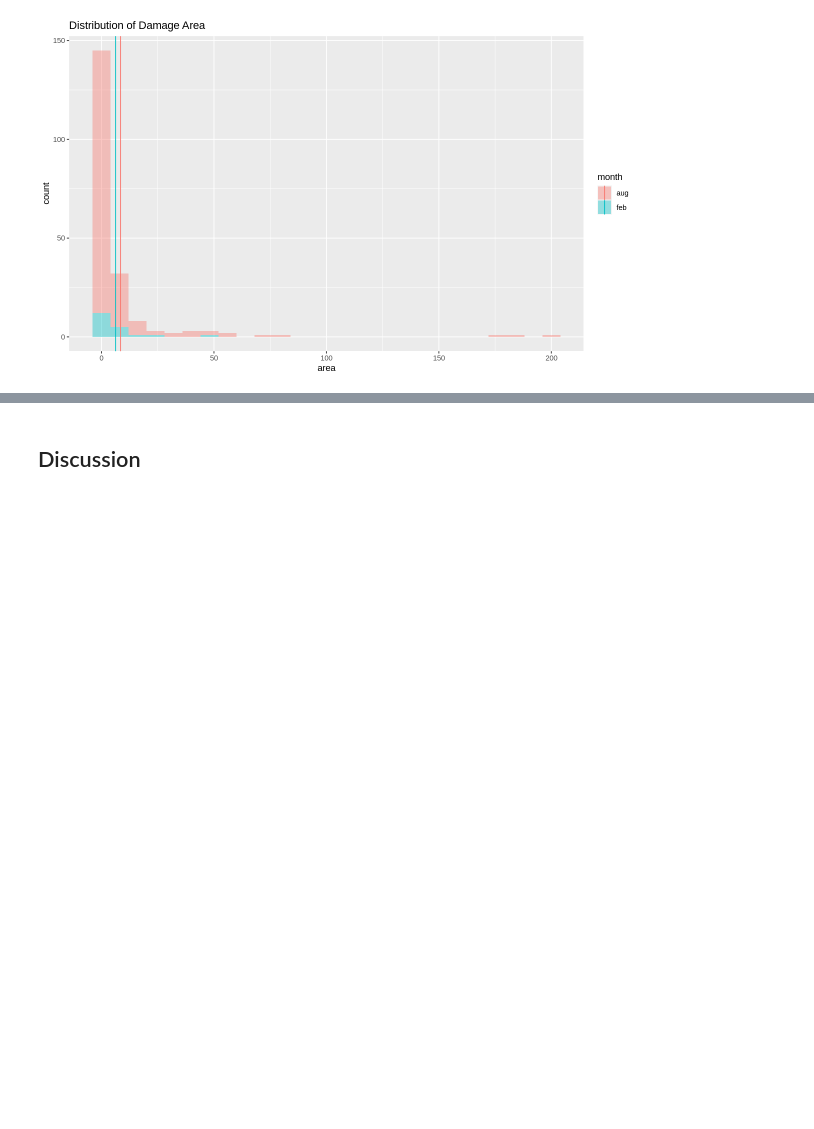
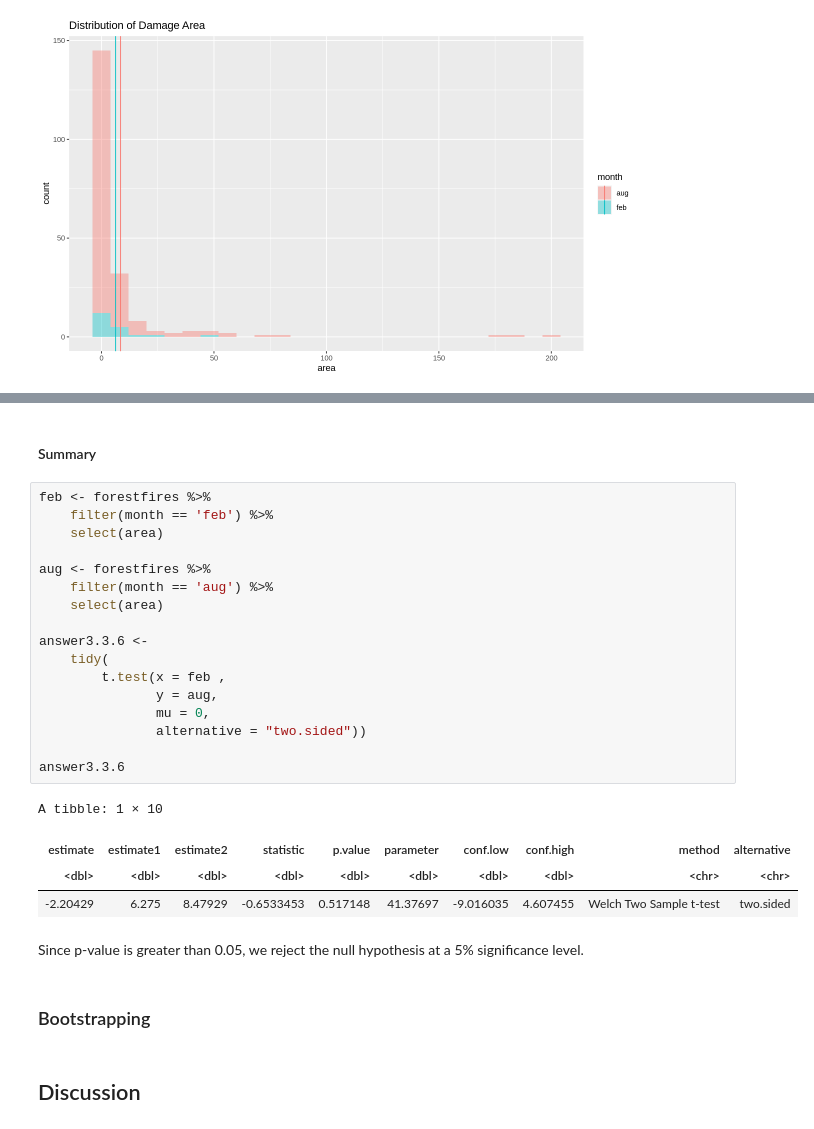
Before and after one commit to Zeeho-Lee/dsci-100-2022w2-group-36, a Jupyter notebook: Final Report.ipynb, the cells around one changed output, grey strips where cells are left out. Drawn from its saved outputs; the diff is of its cells as text; blank space fills up the shorter version.

Commit message:
add t-test

```diff
--- a/Final Report.ipynb
+++ b/Final Report.ipynb
@@ -160,3 +181,31 @@ area_dist
+# %% [markdown]
+#### Summary
+# %%
+feb <- forestfires %>%
+    filter(month == 'feb') %>%
+    select(area)
+
+aug <- forestfires %>%
+    filter(month == 'aug') %>%
+    select(area)
+
+answer3.3.6 <-
+    tidy(
+        t.test(x = feb ,
+               y = aug,
+               mu = 0,
+               alternative = "two.sided"))
+
+answer3.3.6
+# %% [output]
+A tibble: 1 × 10
+| estimate | estimate1 | estimate2 | statistic | p.value | parameter | conf.low | conf.high | method | alternative |
+| <dbl> | <dbl> | <dbl> | <dbl> | <dbl> | <dbl> | <dbl> | <dbl> | <chr> | <chr> |
+| -2.20429 | 6.275 | 8.47929 | -0.6533453 | 0.517148 | 41.37697 | -9.016035 | 4.607455 | Welch Two Sample t-test | two.sided |
+# %% [markdown]
+Since p-value is greater than 0.05, we reject the null hypothesis at a 5% significance level.
+# %% [markdown]
+### Bootstrapping
 # %% [markdown]
 ## Discussion
 # %% [markdown]
```
Also changed, not shown: parts of 8 cells of this notebook.
